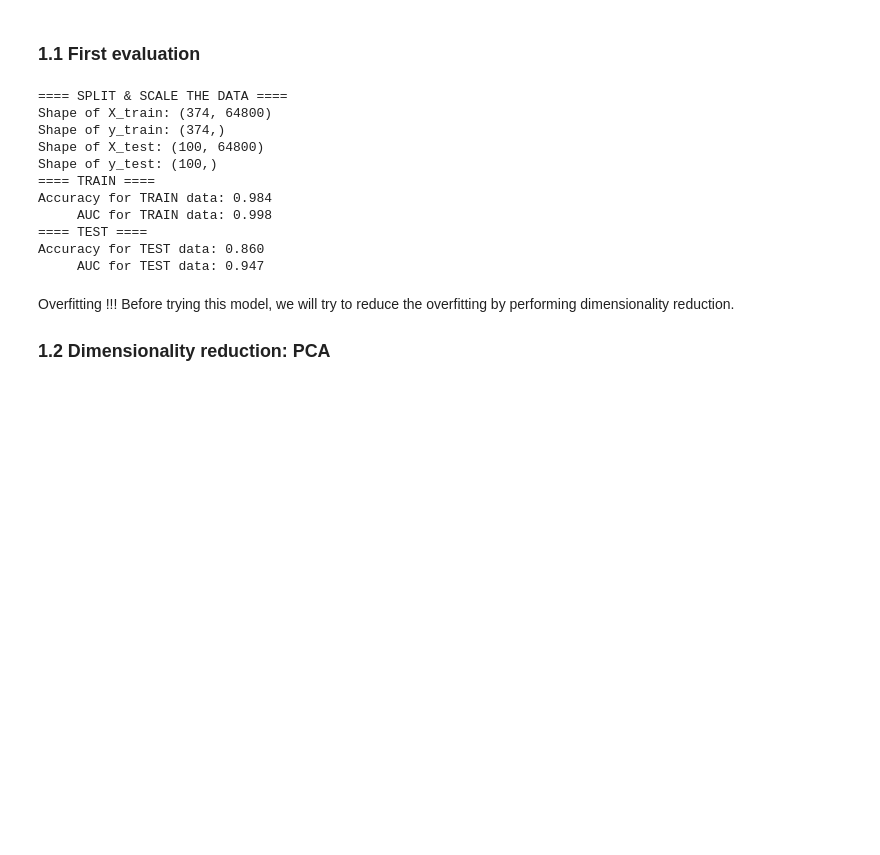
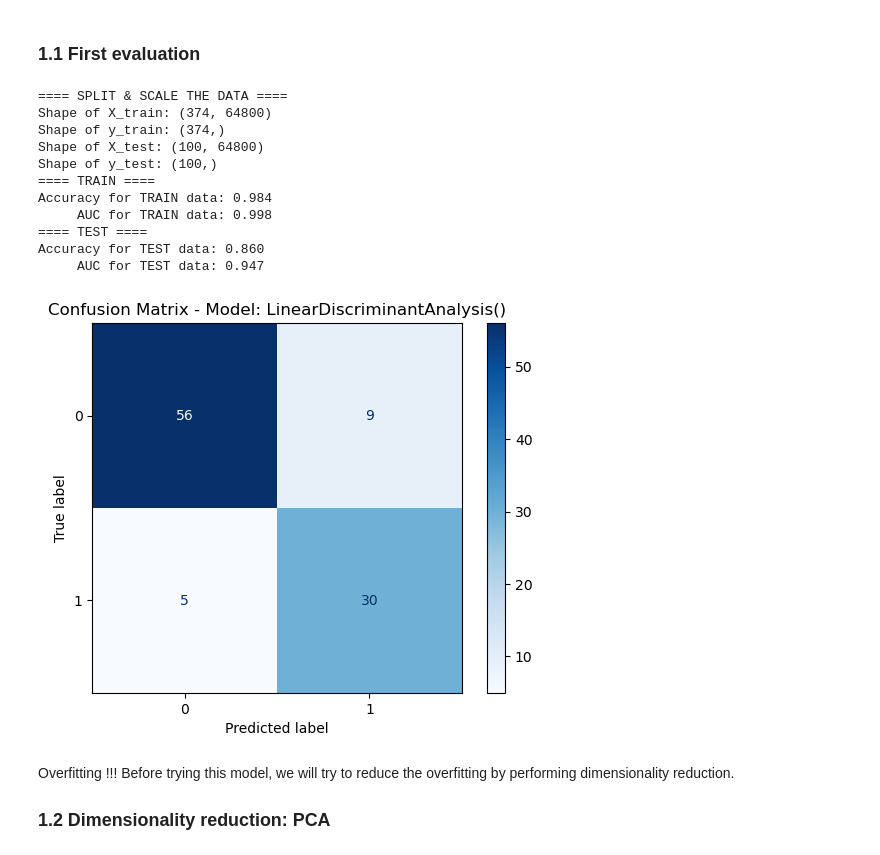
Before and after one commit to odd2022/El-Nino, a Jupyter notebook: 1_month_prediction.ipynb, the cells around one changed output. Cells and saved outputs as stored; diff of their text form; code cells hidden in the pictures; blank space fills up the shorter version.

Commit message:
Begins of cleaning with functions

```diff
--- a/1_month_prediction.ipynb
+++ b/1_month_prediction.ipynb
@@ -55,46 +55,29 @@ Let us try to first simple model so we can have a baseline.
 In this part, we explore a simple model, to have a first prediction score and then decide guideines for the rest of our work.
 # %% [markdown]
 ### 1.1 First evaluation
-# %%
-X_train, X_test, y_train, y_test= useful_functions.split_scale_data(X, y, RANDOM_SPLIT = False, train_size = 374)
-
-# Define the classifier
-lda = LinearDiscriminantAnalysis()
-
-# Fit the model on the data
-lda.fit(X_train,y_train)
-
-# Get the prediction
-y_test_pred = lda.predict(X_test)
-y_train_pred = lda.predict(X_train)
-
-# Computation of the AUC and accuracy
-roc_auc_score_lda_train = roc_auc_score(y_train, lda.predict_proba(X_train)[:, 1])
-accuracy_score_lda_train = accuracy_score(y_train, y_train_pred)
-
-roc_auc_score_lda_test = roc_auc_score(y_test, lda.predict_proba(X_test)[:, 1])
-accuracy_score_lda_test = accuracy_score(y_test, y_test_pred)
-
-# Print the results
-print("==== TRAIN ====")
-print(f"Accuracy for TRAIN data: {accuracy_score_lda_train:.3f}")
-print(f"     AUC for TRAIN data: {roc_auc_score_lda_train:.3f}")
-
-print("==== TEST ====")
-print(f"Accuracy for TEST data: {accuracy_score_lda_test:.3f}")
-print(f"     AUC for TEST data: {roc_auc_score_lda_test:.3f}")
-# %% [output]
-==== SPLIT & SCALE THE DATA ====
-Shape of X_train: (374, 64800)
-Shape of y_train: (374,)
-Shape of X_test: (100, 64800)
-Shape of y_test: (100,)
-==== TRAIN ====
-Accuracy for TRAIN data: 0.984
-     AUC for TRAIN data: 0.998
-==== TEST ====
-Accuracy for TEST data: 0.860
-     AUC for TEST data: 0.947
+# %%
+# Split the data for a first evaluation
+X_train, X_test, y_train, y_test= useful_functions.split_scale_data(X, y, RANDOM_SPLIT = False, train_size = 374)
+
+# Define the classifier
+lda = LinearDiscriminantAnalysis()
+
+# Test the model
+accuracy_score_test_lda, roc_auc_score_test_lda = useful_functions.test_model(lda, X_train,
+                                                                              X_test, y_train, y_test)
+# %% [output]
+==== SPLIT & SCALE THE DATA ====
+Shape of X_train: (374, 64800)
+Shape of y_train: (374,)
+Shape of X_test: (100, 64800)
+Shape of y_test: (100,)
+==== TRAIN ====
+Accuracy for TRAIN data: 0.984
+     AUC for TRAIN data: 0.998
+==== TEST ====
+Accuracy for TEST data: 0.860
+     AUC for TEST data: 0.947
+[figure, added]
 # %% [markdown]
 Overfitting !!!
 Before trying this model, we will try to reduce the overfitting by performing dimensionality reduction.
```
Also changed, not shown: parts of 8 cells of this notebook, 1 other file.
